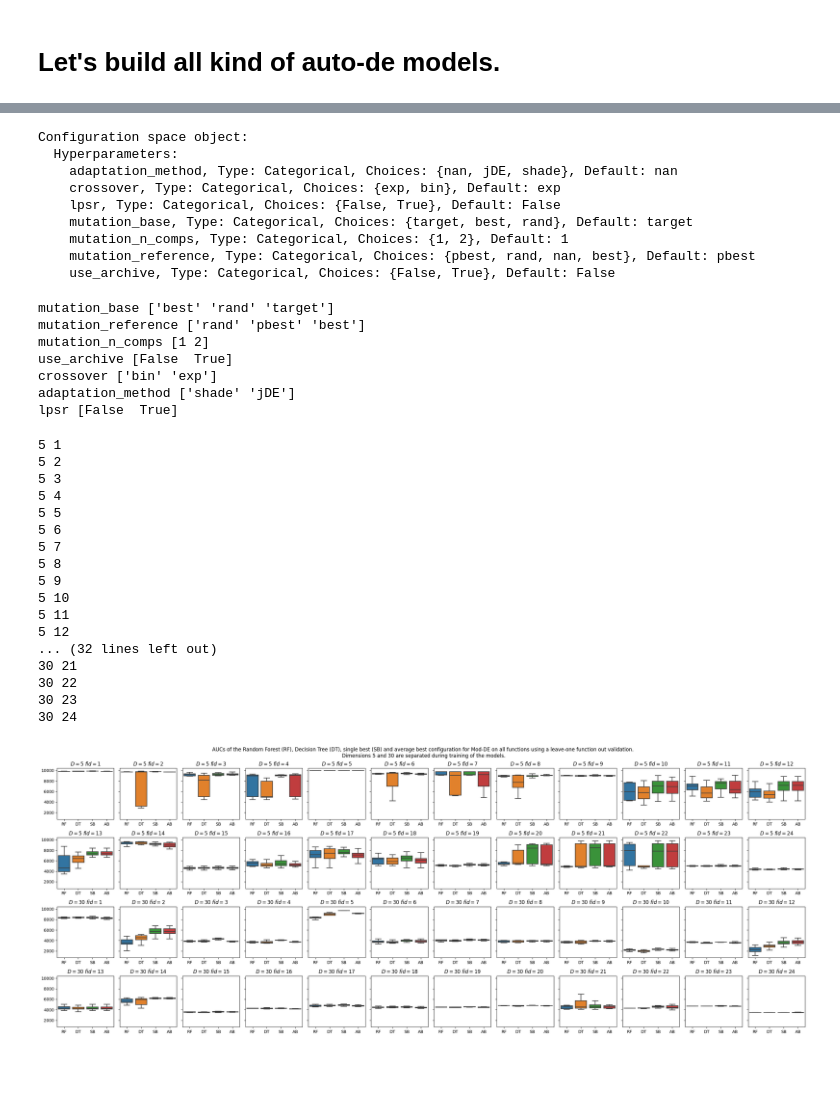
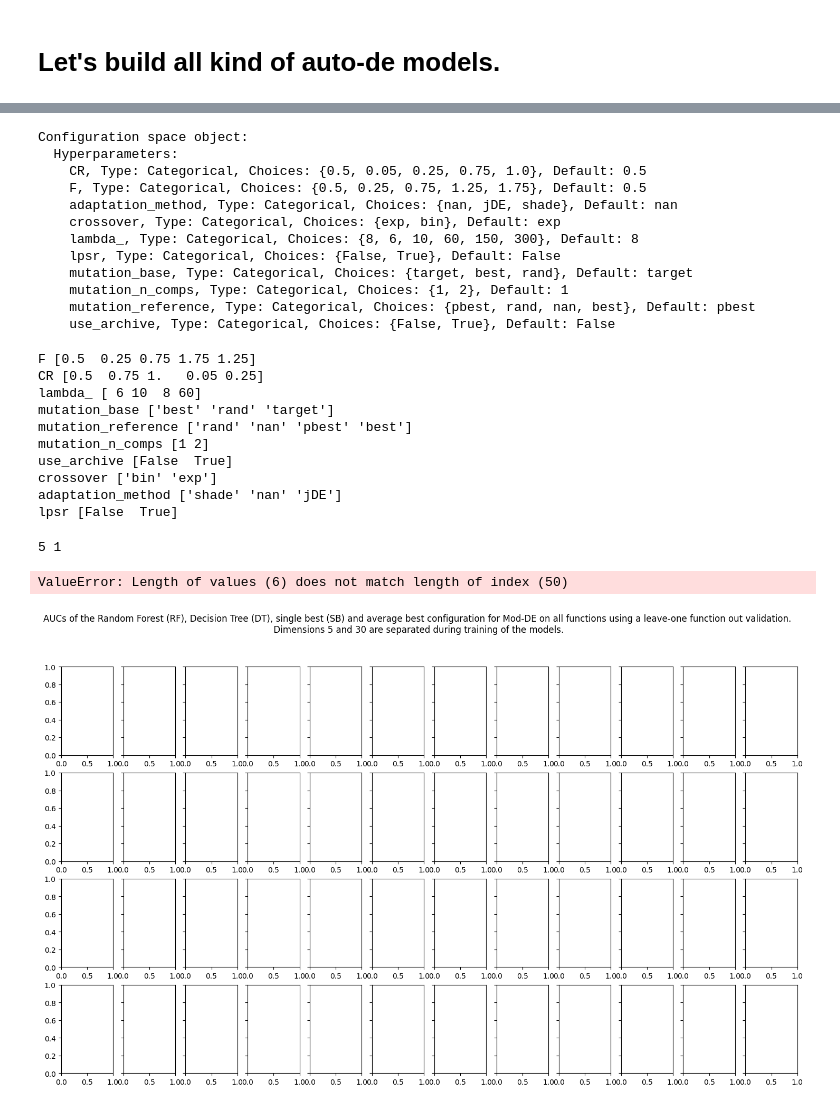
Before and after one commit to nikivanstein/ioh-explainer, a Jupyter notebook: autode-notebook.ipynb, the cells around one changed output, grey strips where cells are left out. Drawn from its saved outputs; the diff is of its cells as text; code cells hidden in the pictures; blank space fills up the shorter version.

Commit message:
added autode for new data

```diff
--- a/autode-notebook.ipynb
+++ b/autode-notebook.ipynb
@@ -20,8 +20,8 @@ from sklearn.ensemble import RandomForestClassifier
 from sklearn import tree
 from matplotlib import pyplot as plt
 # %%
-ela_df = pd.read_pickle("ela-features.pkl")
-features= ['mutation_base', 'mutation_reference',
+ela_df = pd.read_pickle("ela-features2.pkl")
+features= ['F','CR', 'lambda_', 'mutation_base', 'mutation_reference',
        'mutation_n_comps', 'use_archive', 'crossover', 'adaptation_method',
        'lpsr']
 ela_df.describe()
@@ -56,6 +39,6 @@ ela_df.describe()
 # %%
 #load explainer
-data_file = "mod_de_all.pkl" #read in modular DE data
+data_file = "df_huge.pkl" #read in modular DE data
 df = pd.read_pickle(data_file)
 
 config_dict = {}
@@ -88,8 +71,11 @@ de_explainer.load_results(data_file)
 # %% [output]
 Configuration space object:
   Hyperparameters:
+    CR, Type: Categorical, Choices: {0.5, 0.05, 0.25, 0.75, 1.0}, Default: 0.5
+    F, Type: Categorical, Choices: {0.5, 0.25, 0.75, 1.25, 1.75}, Default: 0.5
     adaptation_method, Type: Categorical, Choices: {nan, jDE, shade}, Default: nan
     crossover, Type: Categorical, Choices: {exp, bin}, Default: exp
+    lambda_, Type: Categorical, Choices: {8, 6, 10, 60, 150, 300}, Default: 8
     lpsr, Type: Categorical, Choices: {False, True}, Default: False
     mutation_base, Type: Categorical, Choices: {target, best, rand}, Default: target
     mutation_n_comps, Type: Categorical, Choices: {1, 2}, Default: 1
@@ -99,16 +85,23 @@ Configuration space object:
 for f in features:
     print(f, ela_df[f].unique())
 # %% [output]
+F [0.5  0.25 0.75 1.75 1.25]
+CR [0.5  0.75 1.   0.05 0.25]
+lambda_ [ 6 10  8 60]
 mutation_base ['best' 'rand' 'target']
-mutation_reference ['rand' 'pbest' 'best']
+mutation_reference ['rand' 'nan' 'pbest' 'best']
 mutation_n_comps [1 2]
 use_archive [False  True]
 crossover ['bin' 'exp']
-adaptation_method ['shade' 'jDE']
+adaptation_method ['shade' 'nan' 'jDE']
 lpsr [False  True]
 # %%
-def predToNames(y):
-    mapping = [['best', 'rand', 'target'], ['best', 'pbest', 'rand'], [1, 2], [False, True], ['bin', 'exp'], ['jDE', 'shade'], [False, True]]
+def predToNames(y, dim):
+    if dim == 5:
+        mapping = [[0.5, 0.25, 0.75, 1.75, 1.25], [0.5,  0.75, 1., 0.05, 0.25], [ 6, 10, 60],['best', 'rand', 'target'], ['best', 'pbest', 'rand'], [1, 2], [False, True], ['bin', 'exp'], ['jDE', 'shade'], [False, True]]
+    else:
+        mapping = [[0.5, 0.25, 0.75, 1.75, 1.25], [0.5,  0.75, 1., 0.05, 0.25], [ 8, 10, 60],['best', 'rand', 'target'], ['best', 'pbest', 'rand'], [1, 2], [False, True], ['bin', 'exp'], ['jDE', 'shade'], [False, True]]
+
     newy = {}
     i = 0
     for f in features:
@@ -121,7 +114,7 @@ from matplotlib import pyplot as plt
 import seaborn as sns
 
 #preprocess the data to train and test
-fig, axes = plt.subplots(4, 12, sharey=True, figsize=(26,10))
+fig, axes = plt.subplots(4, 12, sharey=True, figsize=(18,10))
 fig.suptitle('AUCs of the Random Forest (RF), Decision Tree (DT), single best (SB) and average best configuration for Mod-DE on all functions using a leave-one function out validation.\n Dimensions 5 and 30 are separated during training of the models.')
 
 dim_counter = 0
@@ -164,47 +157,32 @@ for dim in ela_df['dim'].unique():
         all_aucs_rf = []
         for y in y_pred:
             #print(y)
             conf = predToNames(y)
             #print(conf)
             aucs = de_explainer.get_results_for_config(conf, dim, fid, iid)
             all_aucs.extend(aucs.values)
             #print(all_aucs)
         for y in y_red_rf:
             #print(y)
             conf = predToNames(y)
             #print(conf)
             aucs = de_explainer.get_results_for_config(conf, dim, fid, iid)
             all_aucs_rf.extend(aucs.values)
             #print(all_aucs)
 
         box_plot_df['DT'] = np.array(all_aucs)[:len(box_plot_df)]
         box_plot_df['RF'] = np.array(all_aucs_rf)[:len(box_plot_df)]
         sns.boxplot(ax=axes[dim_counter + int((fid-1)/12)][(fid-1)%12], data=box_plot_df, showfliers = False)
         axes[dim_counter + int((fid-1)/12)][(fid-1)%12].set_title(f"$D={dim}$ $fid={fid}$")
         #axes[dim_counter + int((fid-1)/12)][(fid-1)%12].set_xticklabels(axes[dim_counter + int((fid-1)/12)][(fid-1)%12].get_xticks(), rotation=45)
     dim_counter += 2
 
 plt.tight_layout()
 plt.show()
 
 plt.clf()
 plt.close()
 # %% [output]
 5 1
-5 2
-5 3
-5 4
-5 5
-5 6
-5 7
-5 8
-5 9
-5 10
-5 11
-5 12
-... (32 lines left out)
-30 21
-30 22
-30 23
-30 24
+ValueError: Length of values (6) does not match length of index (50)
-[figure, old version]
+[figure, new version]
```
Also changed, not shown: parts of 1 cell of this notebook, 3 other files.
